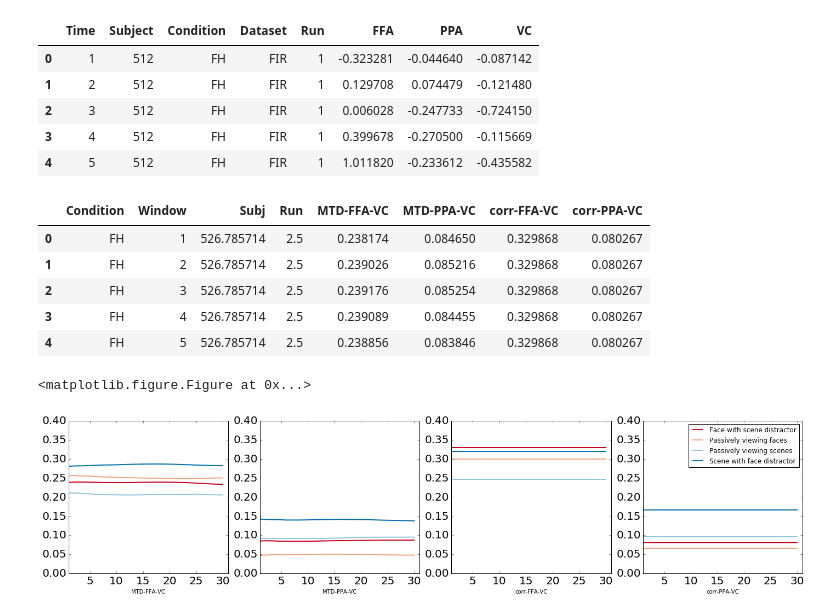
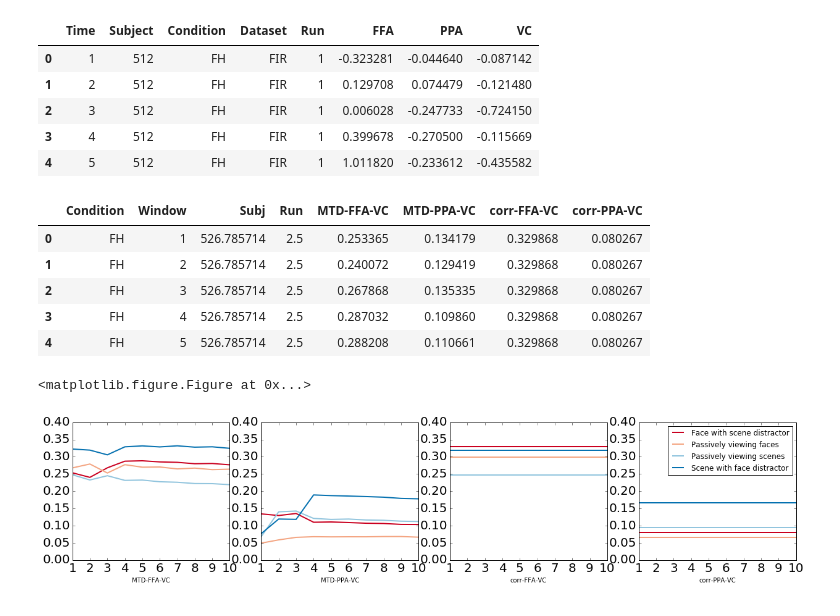
Before and after one commit to kaihwang/TDSigEI, a Jupyter notebook: MTD/Run_MTD.ipynb, the cells around one changed output. Saved outputs shown, nothing was run; the diff lists cells and outputs as text; code cells hidden in the pictures.

```diff
--- a/MTD/Run_MTD.ipynb
+++ b/MTD/Run_MTD.ipynb
@@ -30,6 +33,17 @@ corr_df = pd.DataFrame(columns=['Subj', 'Condition', 'Run','Window', 'MTD-FFA-VC
 Runs = [1, 2, 3, 4]
 #motor mapping 1, RH-Face LH-Scene
 #motor mapping 2, RH-Scene, LH-Face
+
+# block start times and TRs:
+# 1.50 42.00 82.50 121.50
+# 0, 27, 54, 80
+TR_index = np.arange(0,98)
+TR_index[TR_index!=0] == False
+TR_index[0:12] = True
+TR_index[24:39] = True
+TR_index[51:66] = True
+TR_index[80:92] = True
+
 i=1
 for s, sub in enumerate(Subjects):
     for c, cond in enumerate(Conditions):
@@ -42,13 +56,13 @@ for s, sub in enumerate(Subjects):
             cfv = np.corrcoef(np.array([FFA_ts, VC_ts]))[0,1]
             cfp = np.corrcoef(np.array([PPA_ts, VC_ts]))[0,1]
 
-            for w in np.arange(1,31):
+            for w in np.arange(1,11):
                 corr_df.loc[i, 'Condition'] = cond
                 corr_df.loc[i, 'Subj'] = sub
                 corr_df.loc[i, 'Run'] = run
                 corr_df.loc[i, 'Window'] = w
-                corr_df.loc[i,'MTD-FFA-VC'] = np.nanmean(coupling(np.array([FFA_ts, VC_ts]).T, w)[1][:,0,1])
-                corr_df.loc[i,'MTD-PPA-VC'] = np.nanmean(coupling(np.array([PPA_ts, VC_ts]).T, w)[1][:,0,1])
+                corr_df.loc[i,'MTD-FFA-VC'] = np.nanmean(coupling(np.array([FFA_ts, VC_ts]).T, w)[1][:,0,1][TR_index])
+                corr_df.loc[i,'MTD-PPA-VC'] = np.nanmean(coupling(np.array([PPA_ts, VC_ts]).T, w)[1][:,0,1][TR_index])
                 corr_df.loc[i,'corr-FFA-VC'] = cfv
                 corr_df.loc[i,'corr-PPA-VC'] = cfp
                 i = i+1
@@ -62,38 +76,38 @@ mean_df.head()
 #sem_df.head()
 # %% [output]
 |  | Condition | Window | Subj | Run | MTD-FFA-VC | MTD-PPA-VC | corr-FFA-VC | corr-PPA-VC |
-| 0 | FH | 1 | 526.785714 | 2.5 | 0.238174 | 0.084650 | 0.329868 | 0.080267 |
-| 1 | FH | 2 | 526.785714 | 2.5 | 0.239026 | 0.085216 | 0.329868 | 0.080267 |
-| 2 | FH | 3 | 526.785714 | 2.5 | 0.239176 | 0.085254 | 0.329868 | 0.080267 |
-| 3 | FH | 4 | 526.785714 | 2.5 | 0.239089 | 0.084455 | 0.329868 | 0.080267 |
-| 4 | FH | 5 | 526.785714 | 2.5 | 0.238856 | 0.083846 | 0.329868 | 0.080267 |
+| 0 | FH | 1 | 526.785714 | 2.5 | 0.253365 | 0.134179 | 0.329868 | 0.080267 |
+| 1 | FH | 2 | 526.785714 | 2.5 | 0.240072 | 0.129419 | 0.329868 | 0.080267 |
+| 2 | FH | 3 | 526.785714 | 2.5 | 0.267868 | 0.135335 | 0.329868 | 0.080267 |
+| 3 | FH | 4 | 526.785714 | 2.5 | 0.287032 | 0.109860 | 0.329868 | 0.080267 |
+| 4 | FH | 5 | 526.785714 | 2.5 | 0.288208 | 0.110661 | 0.329868 | 0.080267 |
 # %%
 plt.rc('xtick', labelsize=20)
 plt.rc('ytick', labelsize=20)
 ROIpairs = ['MTD-FFA-VC', 'MTD-PPA-VC','corr-FFA-VC', 'corr-PPA-VC']
 Conditions =['FH', 'Fp', 'Hp', 'HF']
 Labels = ['Face with scene distractor', 'Passively viewing faces ', 'Passively viewing scenes', 'Scene with face distractor']
-x = np.arange(1,31)
+x = np.arange(1,11)
 #get colormap
 cmap = brewer2mpl.get_map('RdBu','diverging', 4)
 plt.figure(1)
-plt.figure(figsize=(24,5))
+plt.figure(figsize=(21,4))
 for r, roi in enumerate(ROIpairs):
     plt.subplot(1, 4, r+1)
 
     for i, c in enumerate(Conditions):
         y = np.array(mean_df[(mean_df['Condition'] == c)][roi])
         error = np.array(sem_df[(mean_df['Condition'] == c)][roi])
         plt.plot(x, y, color = cmap.hex_colors[i], linewidth=2  )
 
         #plt.fill_between(x, y-1*error, y+1*error, alpha=0.2, edgecolor=cmap.hex_colors[i],
         #             facecolor=cmap.hex_colors[i], label=c)
 
         plt.ylim(0,0.4)
-        plt.xlim(1, 31)
+        plt.xlim(1, 10)
         plt.xlabel(roi)
 plt.legend(Labels)
 plt.show()
 # %% [output]
 <matplotlib.figure.Figure at 0x...>
-[figure, old version]
+[figure, new version]
```
Also changed, not shown: parts of 2 cells of this notebook, 2 other files.
